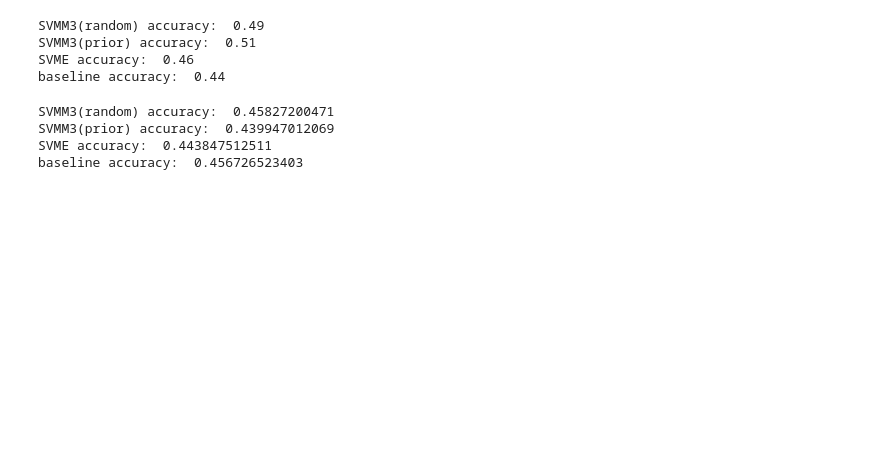
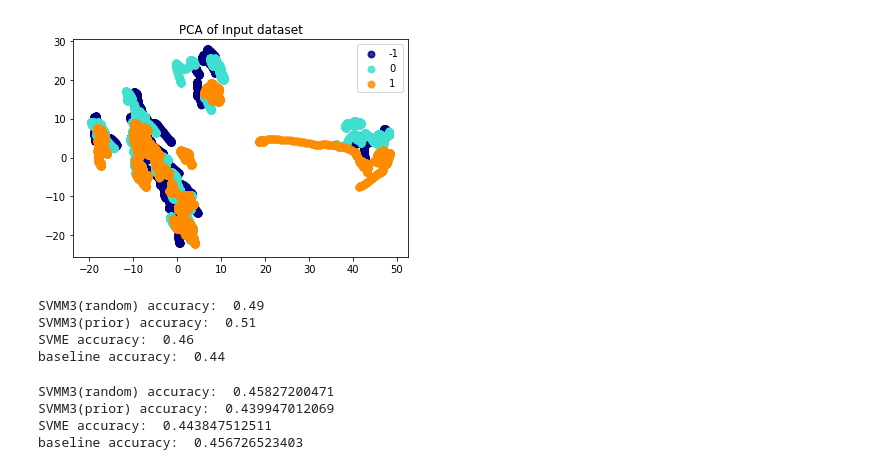
Before and after one commit to kevinlee9/NNwork, a Jupyter notebook: assignment2/work2.ipynb, the cells around one changed output. Drawn from its saved outputs; the diff is of its cells as text; code cells hidden in the pictures; blank space fills up the shorter version.

```diff
--- a/assignment2/work2.ipynb
+++ b/assignment2/work2.ipynb
@@ -75,6 +81,9 @@ X_train, X_test, y_train, y_test = load_data()
 # %%
 # visualize original data in 2D
 # visual_2D(X_train, y_train, vtype="TSNE")
+visual_2D(X_train, y_train)
+# %% [output]
+[figure, added]
 # %%
 X_train, X_train_mean, X_train_var = normalize(X_train)
 # X_test = normalize(X_test)
```
Also changed, not shown: parts of 5 cells of this notebook.
